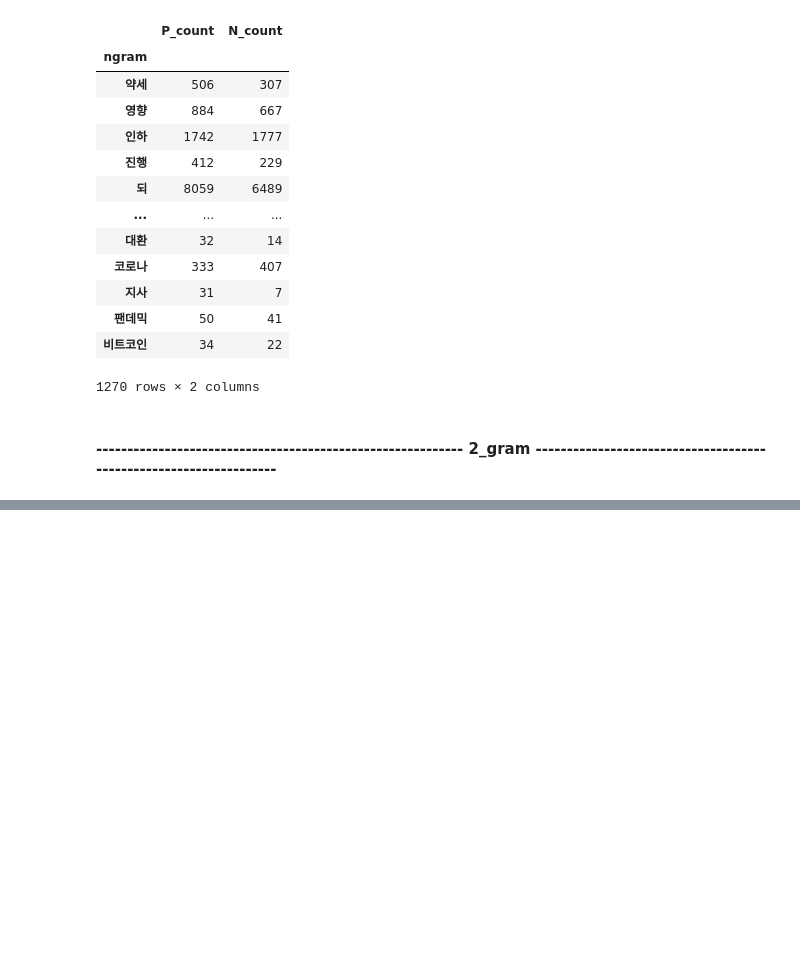
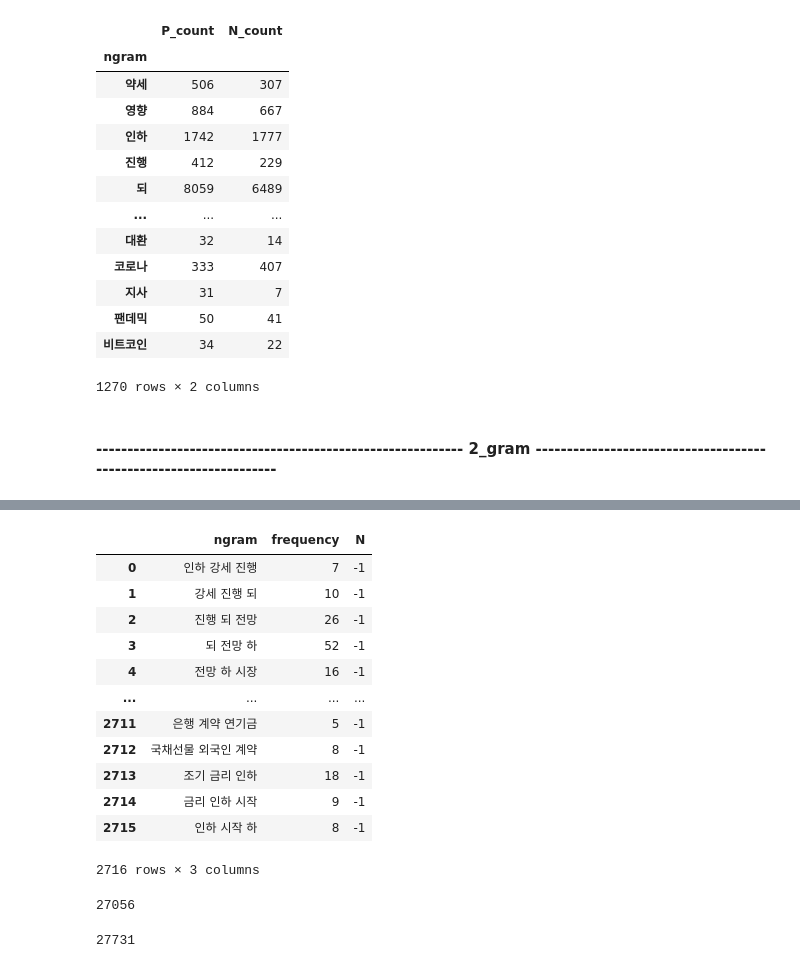
Before and after one commit to jmp-fullstack/BOK_project_TEAM3, a Jupyter notebook: modeling/Y_NBC/labeling_1.ipynb, the cells around one changed output, grey strips where cells are left out. Drawn from its saved outputs; the diff is of its cells as text; code cells hidden in the pictures; blank space fills up the shorter version.

```diff
--- a/modeling/Y_NBC/labeling_1.ipynb
+++ b/modeling/Y_NBC/labeling_1.ipynb
@@ -562,0 +718,51 @@ selected_ngrams_df
+# %%
+# N 3-gram
+from collections import defaultdict
+import pandas as pd
+
+def generate_ngrams(text, n):
+    ngrams = []
+    for row in text:
+        words = row.split()
+        ngrams.extend([' '.join(words[i:i+n]) for i in range(len(words)-n+1)])
+    return ngrams
+
+def count_ngrams(ngrams):
+    ngram_counts = defaultdict(int)
+    for ngram in ngrams:
+        ngram_counts[ngram] += 1
+    return ngram_counts
+
+n = 3
+ngrams = generate_ngrams(df_N['words'], n)
+ngram_counts = count_ngrams(ngrams)
+
+# 빈도수가 15 이상인 n-gram만 선택
+selected_ngrams = {ngram: count for ngram, count in ngram_counts.items() if count >= 5}
+
+# 데이터프레임으로 변환
+N_3gram_df = pd.DataFrame(list(selected_ngrams.items()), columns=['ngram', 'frequency'])
+N_3gram_df['N'] = -1
+N_3gram_df
+# %% [output]
+|  | ngram | frequency | N |
+| 0 | 인하 강세 진행 | 7 | -1 |
+| 1 | 강세 진행 되 | 10 | -1 |
+| 2 | 진행 되 전망 | 26 | -1 |
+| 3 | 되 전망 하 | 52 | -1 |
+| 4 | 전망 하 시장 | 16 | -1 |
+| ... | ... | ... | ... |
+| 2711 | 은행 계약 연기금 | 5 | -1 |
+| 2712 | 국채선물 외국인 계약 | 8 | -1 |
+| 2713 | 조기 금리 인하 | 18 | -1 |
+| 2714 | 금리 인하 시작 | 9 | -1 |
+| 2715 | 인하 시작 하 | 8 | -1 |
+2716 rows × 3 columns
+# %%
+P_3gram_df['frequency'].sum()
+# %% [output]
+27056
+# %%
+N_3gram_df['frequency'].sum()
+# %% [output]
+27731
```
Also changed, not shown: parts of 28 cells of this notebook, 10 other files.
